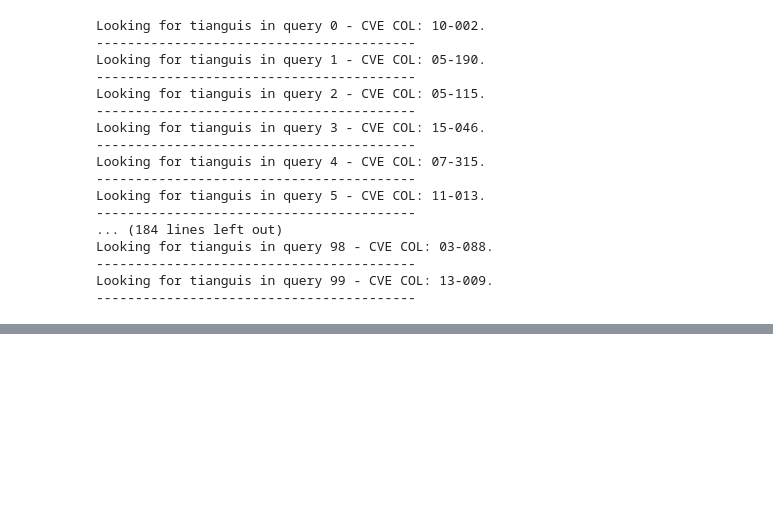
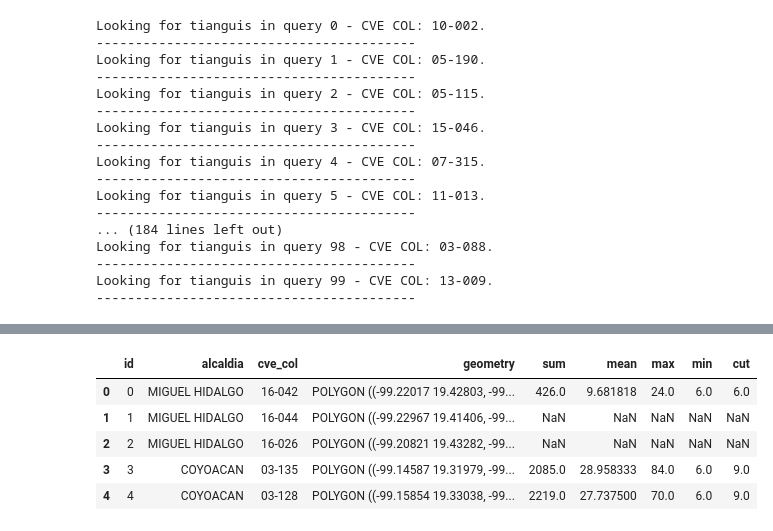
Before and after one commit to martinsingla/data-project, a Jupyter notebook: Covid19_and_Retailing_in_MexCity.ipynb, the cells around one changed output, grey strips where cells are left out. Cells and saved outputs as stored; diff of their text form; code cells hidden in the pictures; blank space fills up the shorter version.

```diff
--- a/Covid19_and_Retailing_in_MexCity.ipynb
+++ b/Covid19_and_Retailing_in_MexCity.ipynb
@@ -190,0 +226,17 @@ ModuleNotFoundError: No module named 'plotly'
+# %%
+In [6]: world = geopandas.read_file(geopandas.datasets.get_path('naturalearth_lowres'))
+
+In [7]: world = world[['continent', 'geometry', 'pop_est']]
+
+In [8]: continents = world.dissolve(by='continent', aggfunc='sum')
+
+In [9]: continents.plot(column = 'pop_est', scheme='quantiles', cmap='YlOrRd');
+
+In [10]: continents.head()
+# %% [output]
+|  | id | alcaldia | cve_col | geometry | sum | mean | max | min | cut |
+| 0 | 0 | MIGUEL HIDALGO | 16-042 | POLYGON ((-99.22017 19.42803, -99... | 426.0 | 9.681818 | 24.0 | 6.0 | 6.0 |
+| 1 | 1 | MIGUEL HIDALGO | 16-044 | POLYGON ((-99.22967 19.41406, -99... | NaN | NaN | NaN | NaN | NaN |
+| 2 | 2 | MIGUEL HIDALGO | 16-026 | POLYGON ((-99.20821 19.43282, -99... | NaN | NaN | NaN | NaN | NaN |
+| 3 | 3 | COYOACAN | 03-135 | POLYGON ((-99.14587 19.31979, -99... | 2085.0 | 28.958333 | 84.0 | 6.0 | 9.0 |
+| 4 | 4 | COYOACAN | 03-128 | POLYGON ((-99.15854 19.33038, -99... | 2219.0 | 27.737500 | 70.0 | 6.0 | 9.0 |
```
Also changed, not shown: parts of 6 cells of this notebook.
